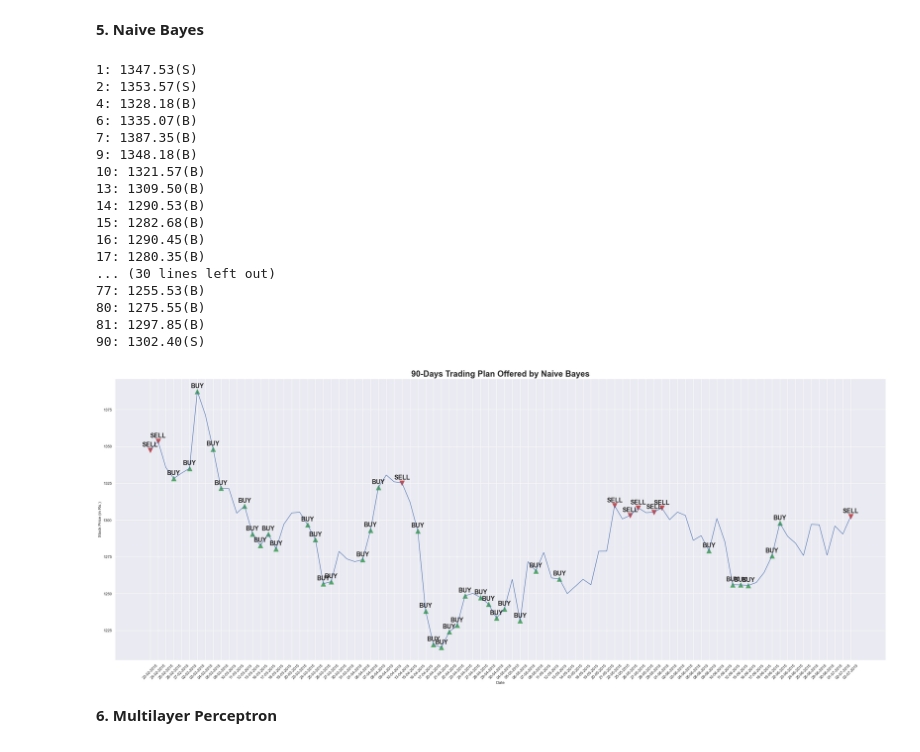
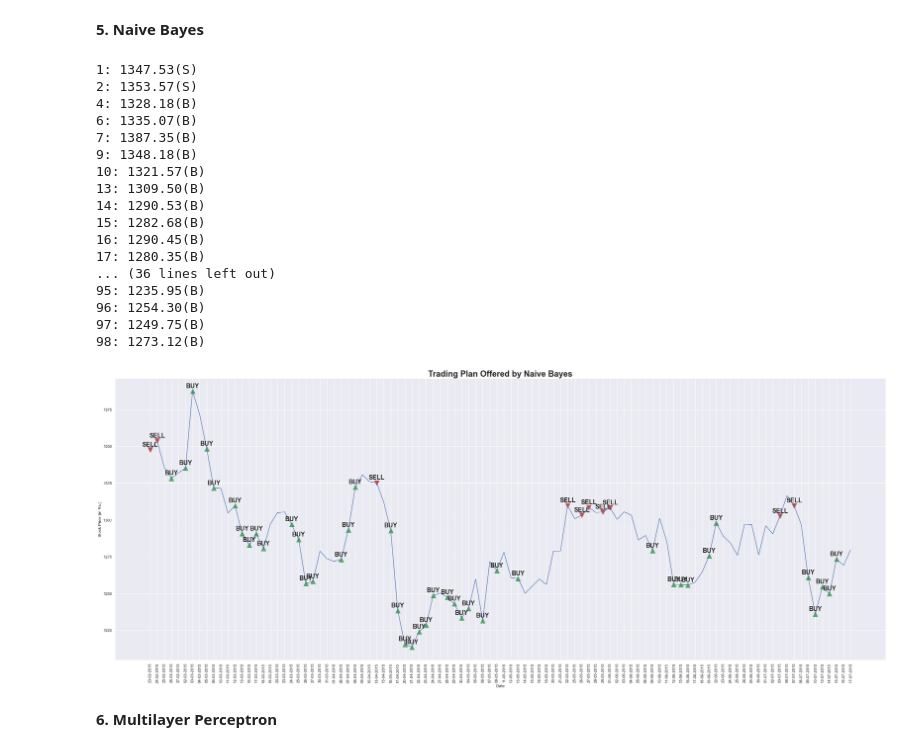
Before and after one commit to Anurag-Gulati-IIITD/Machine_Learning_Monsoon_2022, a Jupyter notebook: src/code_Anurag.ipynb, the cells around one changed output. Drawn from its saved outputs; the diff is of its cells as text; code cells hidden in the pictures.

```diff
--- a/src/code_Anurag.ipynb
+++ b/src/code_Anurag.ipynb
@@ -113,11 +113,11 @@ sns.heatmap(data=corr, annot=True)
 # %% [markdown]
 ### __Learning and Analysis__
 # %%
-def learnAndPredict(model, X_train, y_train, X_test, model_name):
+def learnAndPredict(model, X_train, y_train, X_test, model_name, nDays):
     model.fit(X_train, y_train)    # Training
     pred = model.predict(X_test) # Generating signals over test set
 
-    nDays = 90
+    nDays = nDays
     # Visualizing N-days trading plan offered by the model
     fig = plt.figure(figsize=(40,15))
     plt.plot(df['Date'].iloc[floor(n*0.7):floor(n*0.7)+nDays], df['Price'].iloc[floor(n*0.7):floor(n*0.7)+nDays], '-')
@@ -136,15 +136,15 @@ def learnAndPredict(model, X_train, y_train, X_test, model_name):
         i = i+1
         if label != '':
             print('{0}: {1}'.format(i,label))
-    plt.xticks(rotation=45)
+    plt.xticks(rotation=90)
     plt.xlabel('Date')
     plt.ylabel('Stock Price (in Rs.)')
-    plt.title('90-Days Trading Plan Offered by {}'.format(model_name), fontsize=24, fontweight='bold')
+    plt.title('Trading Plan Offered by {}'.format(model_name), fontsize=24, fontweight='bold')
 # %% [markdown]
 __1. Logistic Regression__
 # %%
 lr = LogisticRegression()   # Instantiating Logistic Regression
-learnAndPredict(lr, X_train, y_train, X_test, 'Logistic Regression')
+learnAndPredict(lr, X_train, y_train, X_test, 'Logistic Regression', 100)
 # %% [output]
 4: 1328.18(B)
 7: 1387.35(S)
@@ -162,0 +168,3 @@ learnAndPredict(lr, X_train, y_train, X_test, 'Logistic Regression')
+# %%
+dt = DecisionTreeClassifier()
+learnAndPredict(dt, X_train, y_train, X_test, 'Decision Tree', 100)
@@ -162,0 +192,3 @@ learnAndPredict(lr, X_train, y_train, X_test, 'Logistic Regression')
+# %%
+rf = RandomForestClassifier(n_estimators=100, criterion='entropy', max_depth=20)
+learnAndPredict(rf, X_train, y_train, X_test, 'Random Forest', 100)
@@ -164,26 +214,26 @@ learnAndPredict(lr, X_train, y_train, X_test, 'Logistic Regression')
 __5. Naive Bayes__
 # %%
 gnb = GaussianNB()
-learnAndPredict(gnb, X_train, y_train, X_test, 'Naive Bayes')
+learnAndPredict(gnb, X_train, y_train, X_test, 'Naive Bayes', 100)
 # %% [output]
 1: 1347.53(S)
 2: 1353.57(S)
 4: 1328.18(B)
 6: 1335.07(B)
 7: 1387.35(B)
 9: 1348.18(B)
 10: 1321.57(B)
 13: 1309.50(B)
 14: 1290.53(B)
 15: 1282.68(B)
 16: 1290.45(B)
 17: 1280.35(B)
-... (30 lines left out)
-77: 1255.53(B)
-80: 1275.55(B)
-81: 1297.85(B)
-90: 1302.40(S)
+... (36 lines left out)
+95: 1235.95(B)
+96: 1254.30(B)
+97: 1249.75(B)
+98: 1273.12(B)
-[figure, old version]
+[figure, new version]
 # %% [markdown]
 __6. Multilayer Perceptron__
 # %%
```
Also changed, not shown: parts of 7 cells of this notebook, 1 other file.
